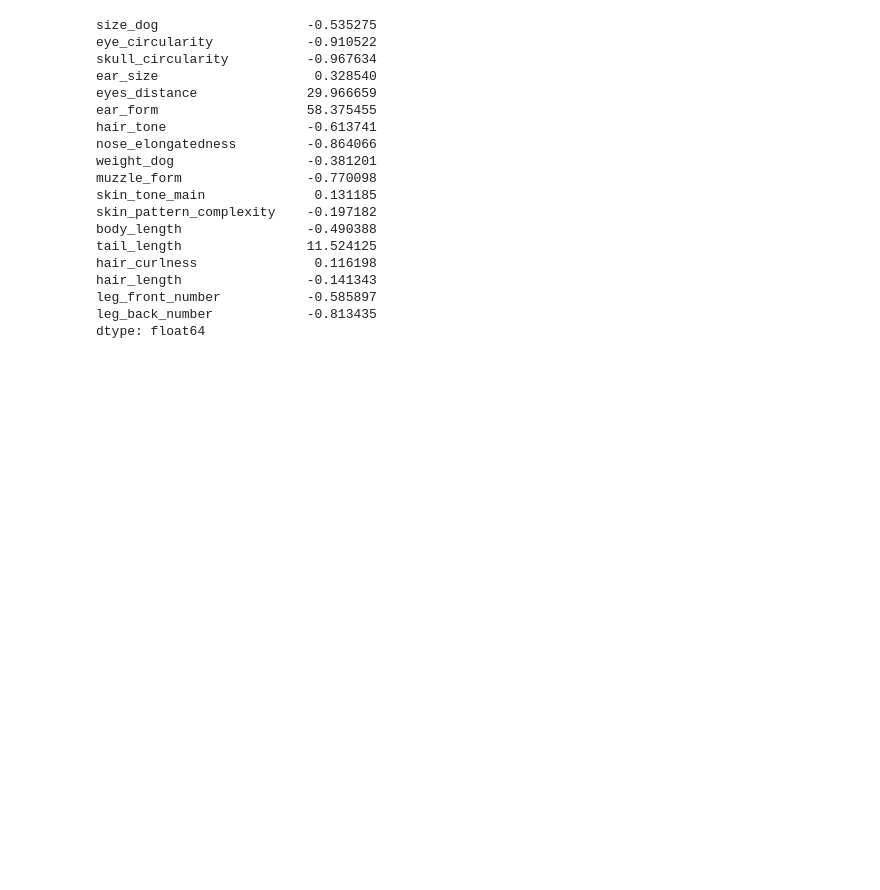
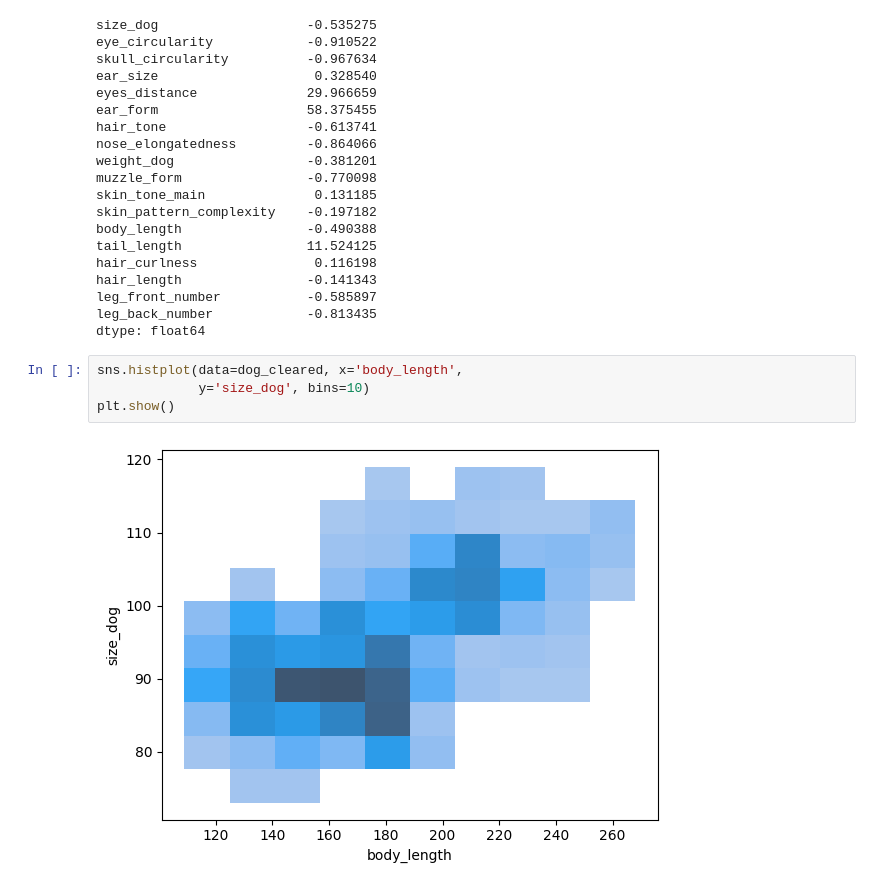
Before and after one commit to Luaa998/Kohonen-maps_Projekt, a Jupyter notebook: Clean_Dog_Data.ipynb, the cells around one changed output. Cells and saved outputs as stored; diff of their text form; blank space fills up the shorter version.

```diff
--- a/Clean_Dog_Data.ipynb
+++ b/Clean_Dog_Data.ipynb
@@ -233,3 +233,9 @@ hair_length                -0.141343
 leg_front_number           -0.585897
 leg_back_number            -0.813435
 dtype: float64
+# %%
+sns.histplot(data=dog_cleared, x='body_length',
+             y='size_dog', bins=10)
+plt.show()
+# %% [output]
+[figure, added]
```
Also changed, not shown: parts of 2 cells of this notebook.
